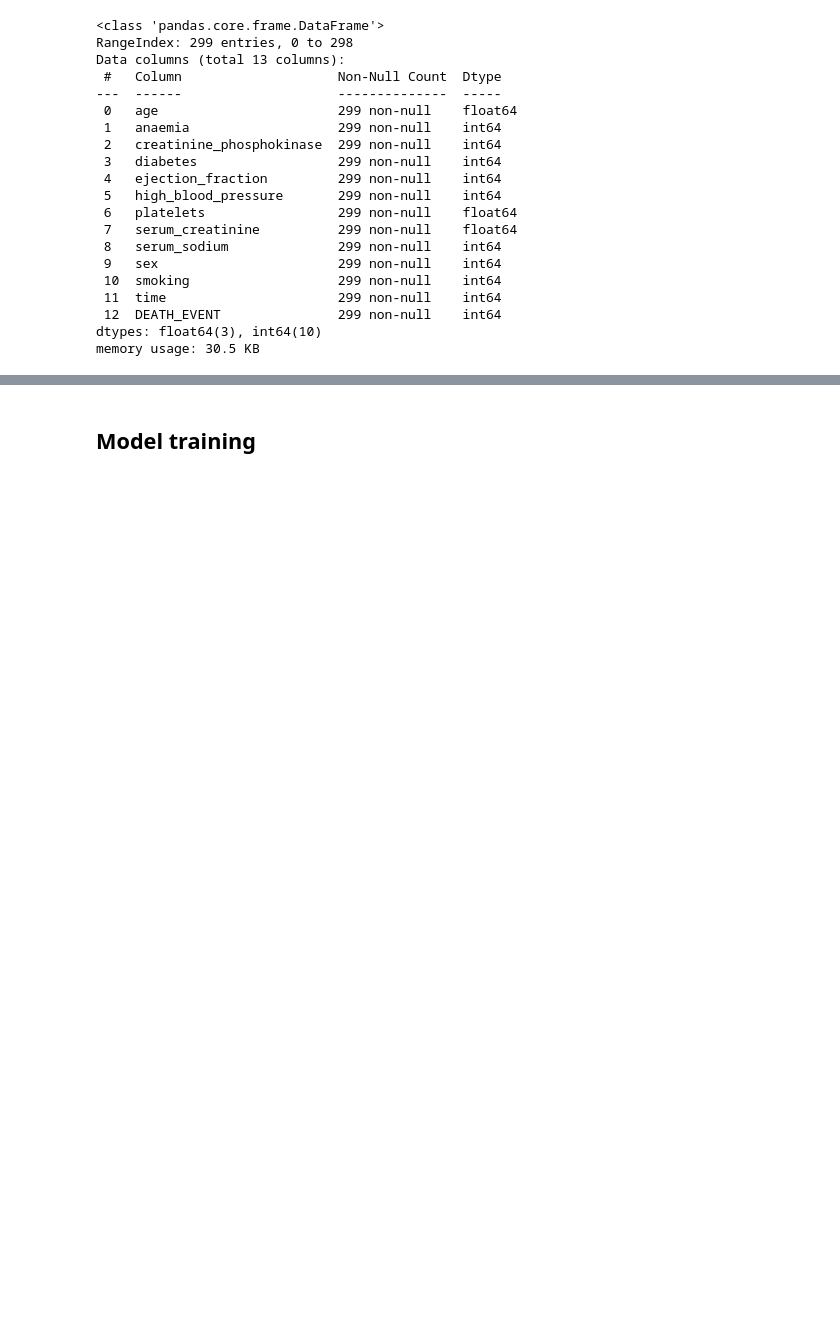
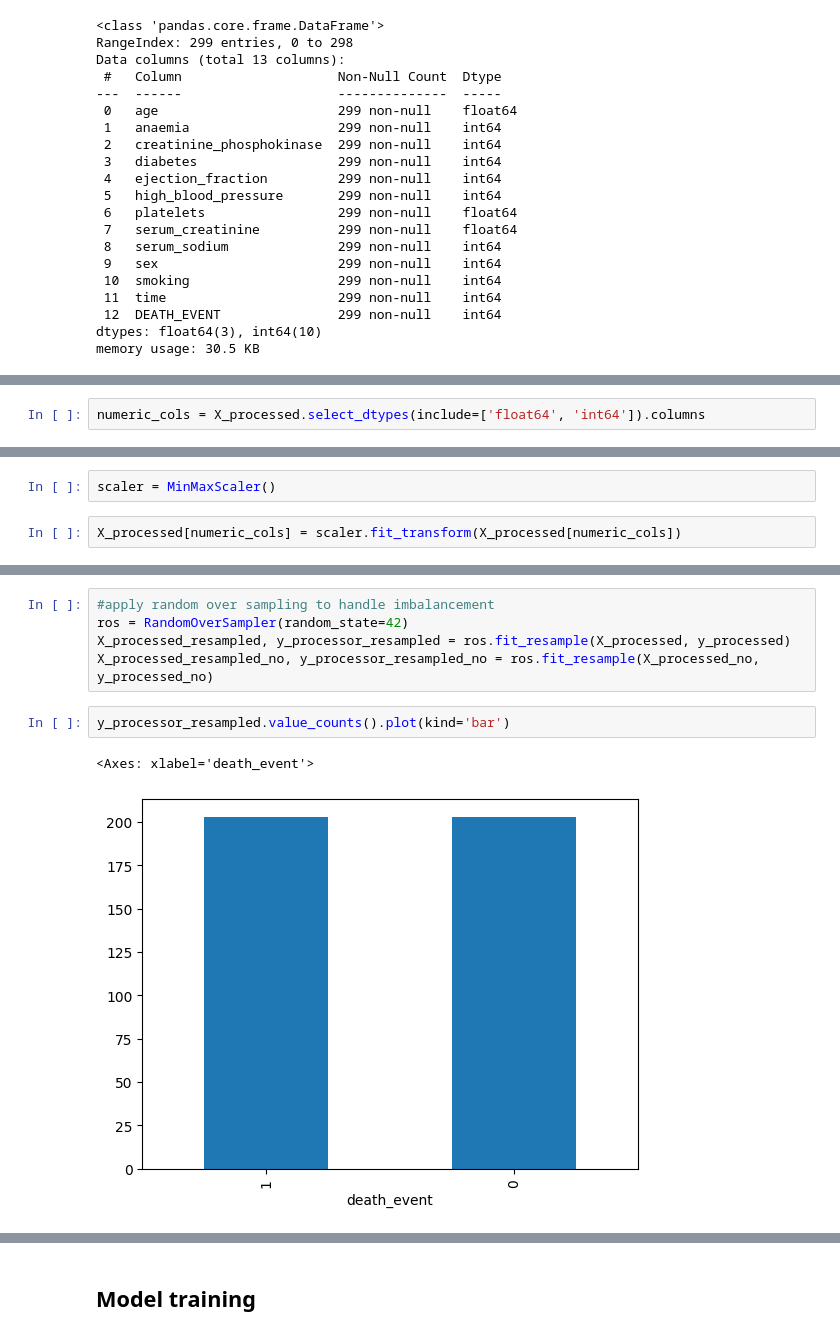
Before and after one commit to skevin-dev/Heart-disease-classification, a Jupyter notebook: notebooks/EDA.ipynb, the cells around one changed output, grey strips where cells are left out. Drawn from its saved outputs; the diff is of its cells as text; blank space fills up the shorter version.

```diff
--- a/notebooks/EDA.ipynb
+++ b/notebooks/EDA.ipynb
@@ -365,0 +493,2 @@ df_stand
+# %%
+numeric_cols = X_processed.select_dtypes(include=['float64', 'int64']).columns
@@ -365,0 +497,4 @@ df_stand
+# %%
+scaler = MinMaxScaler()
+# %%
+X_processed[numeric_cols] = scaler.fit_transform(X_processed[numeric_cols])
@@ -365,0 +519,10 @@ df_stand
+# %%
+#apply random over sampling to handle imbalancement
+ros = RandomOverSampler(random_state=42)
+X_processed_resampled, y_processor_resampled = ros.fit_resample(X_processed, y_processed)
+X_processed_resampled_no, y_processor_resampled_no = ros.fit_resample(X_processed_no, y_processed_no)
+# %%
+y_processor_resampled.value_counts().plot(kind='bar')
+# %% [output]
+<Axes: xlabel='death_event'>
+[figure, added]
```
Also changed, not shown: parts of 58 cells of this notebook, 5 other files.
